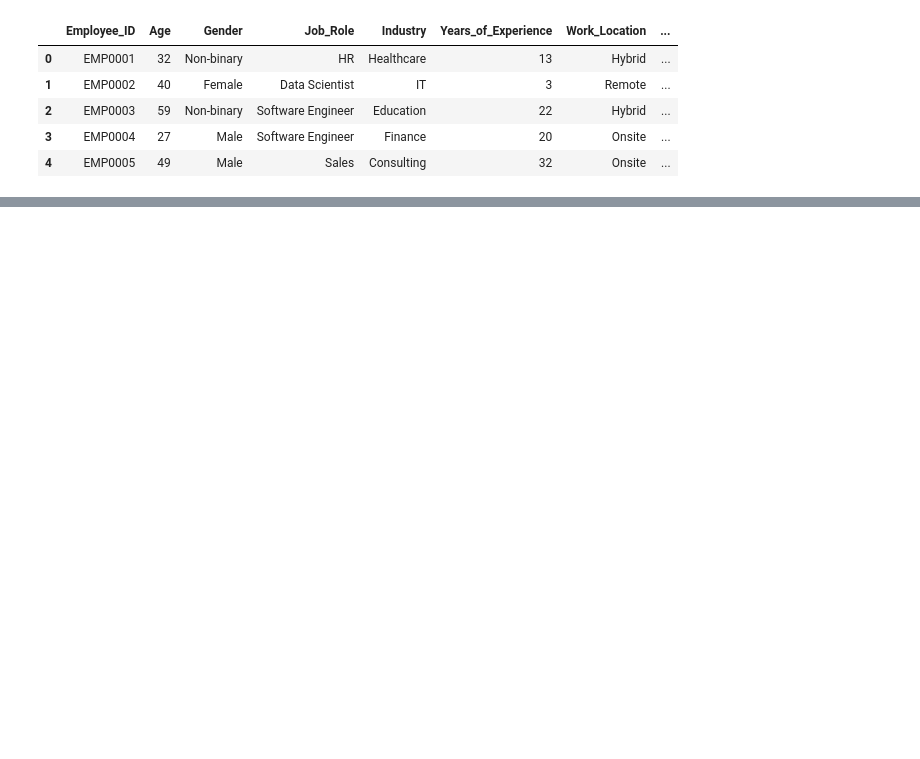
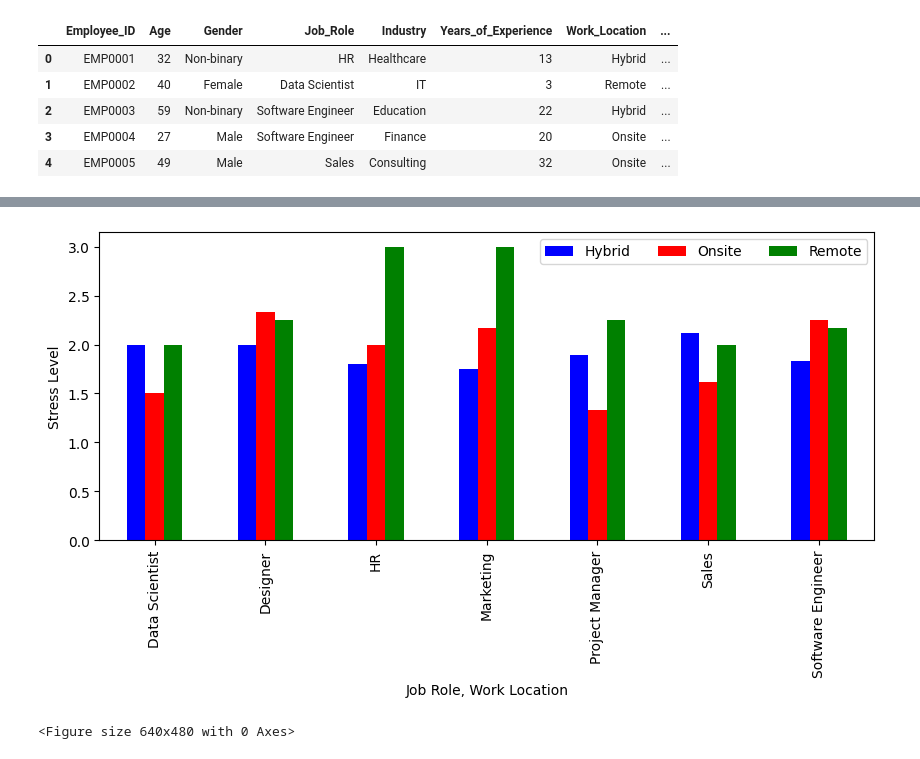
Before and after one commit to ErikaD88/Remote_Work_Mental_Health_Impact, a Jupyter notebook: project 1.ipynb, the cells around one changed output, grey strips where cells are left out. Cells and saved outputs as stored; diff of their text form; code cells hidden in the pictures; blank space fills up the shorter version.

```diff
--- a/project 1.ipynb
+++ b/project 1.ipynb
@@ -94,0 +52,13 @@ plt.tight_layout()
+# %%
+NAHealthcare_df = remote_work_df[(remote_work_df["Region"] == "North America") & (remote_work_df["Industry"] == "Healthcare")]
+NAHealthcare_df["Stress_Level"] = NAHealthcare_df["Stress_Level"].map({"Low": 1, "Medium": 2, "High": 3})
+Healthcare_Stress = NAHealthcare_df.groupby(["Job_Role", "Work_Location"])["Stress_Level"].mean().round(2).unstack()
+chart = Healthcare_Stress.plot(color=["Blue", "Red", "Green"], kind="bar", figsize=(10,4))
+chart.set_xlabel("Job Role, Work Location")
+chart.set_ylabel("Stress Level")
+plt.legend(loc="upper right", ncol = 3)
+plt.show()
+plt.tight_layout()
+# %% [output]
+[figure, added]
+<Figure size 640x480 with 0 Axes>
```
Also changed, not shown: parts of 13 cells of this notebook.
